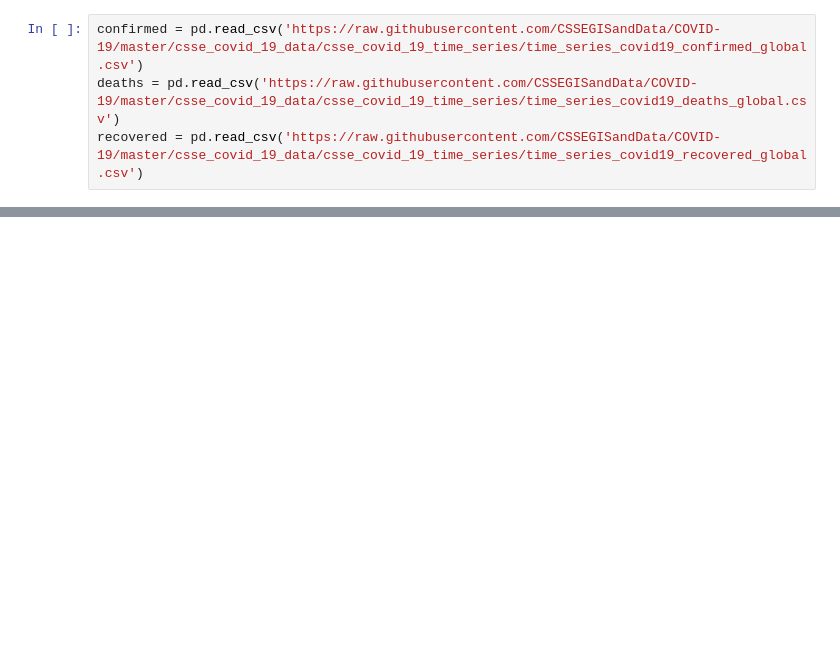
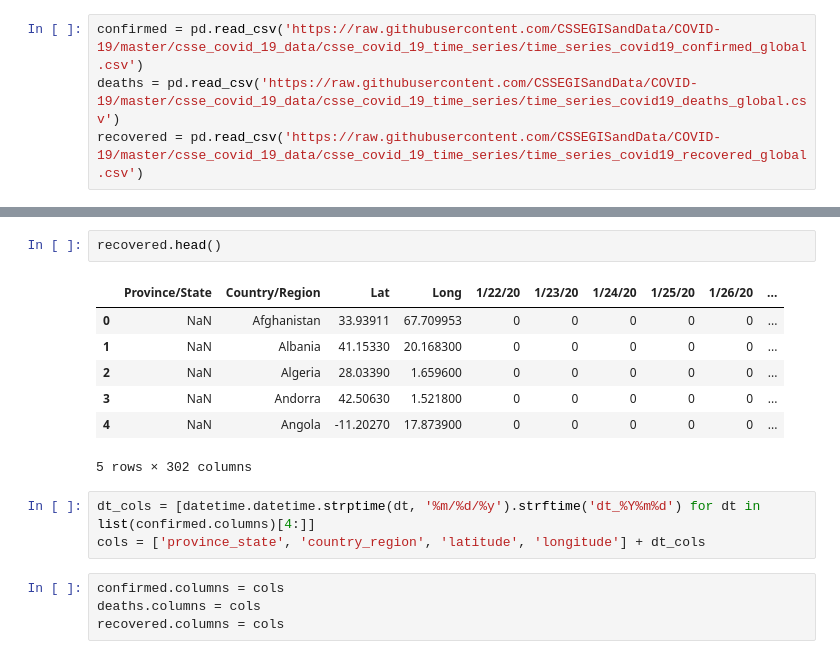
Before and after one commit to stanleysfang/surveillance_2019_ncov, a Jupyter notebook: notebook/ts_2019_ncov_dataprep_global.ipynb, the cells around one changed output, grey strips where cells are left out. Saved outputs shown, nothing was run; the diff lists cells and outputs as text; blank space fills up the shorter version.

```diff
--- a/notebook/ts_2019_ncov_dataprep_global.ipynb
+++ b/notebook/ts_2019_ncov_dataprep_global.ipynb
@@ -292,0 +55,17 @@ extract_job = client.extract_table(
+# %%
+recovered.head()
+# %% [output]
+|  | Province/State | Country/Region | Lat | Long | 1/22/20 | 1/23/20 | 1/24/20 | 1/25/20 | 1/26/20 | ... |
+| 0 | NaN | Afghanistan | 33.93911 | 67.709953 | 0 | 0 | 0 | 0 | 0 | ... |
+| 1 | NaN | Albania | 41.15330 | 20.168300 | 0 | 0 | 0 | 0 | 0 | ... |
+| 2 | NaN | Algeria | 28.03390 | 1.659600 | 0 | 0 | 0 | 0 | 0 | ... |
+| 3 | NaN | Andorra | 42.50630 | 1.521800 | 0 | 0 | 0 | 0 | 0 | ... |
+| 4 | NaN | Angola | -11.20270 | 17.873900 | 0 | 0 | 0 | 0 | 0 | ... |
+5 rows × 302 columns
+# %%
+dt_cols = [datetime.datetime.strptime(dt, '%m/%d/%y').strftime('dt_%Y%m%d') for dt in list(confirmed.columns)[4:]]
+cols = ['province_state', 'country_region', 'latitude', 'longitude'] + dt_cols
+# %%
+confirmed.columns = cols
+deaths.columns = cols
+recovered.columns = cols
```
Also changed, not shown: parts of 47 cells of this notebook, 5 other files.
